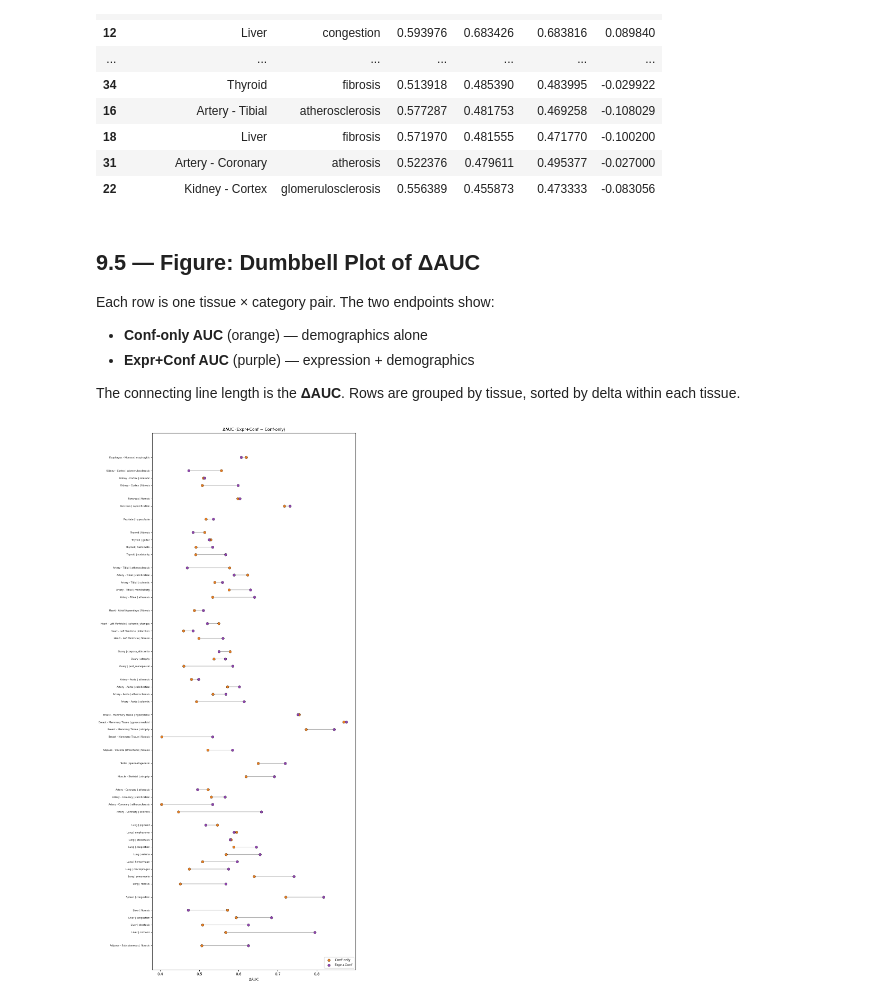
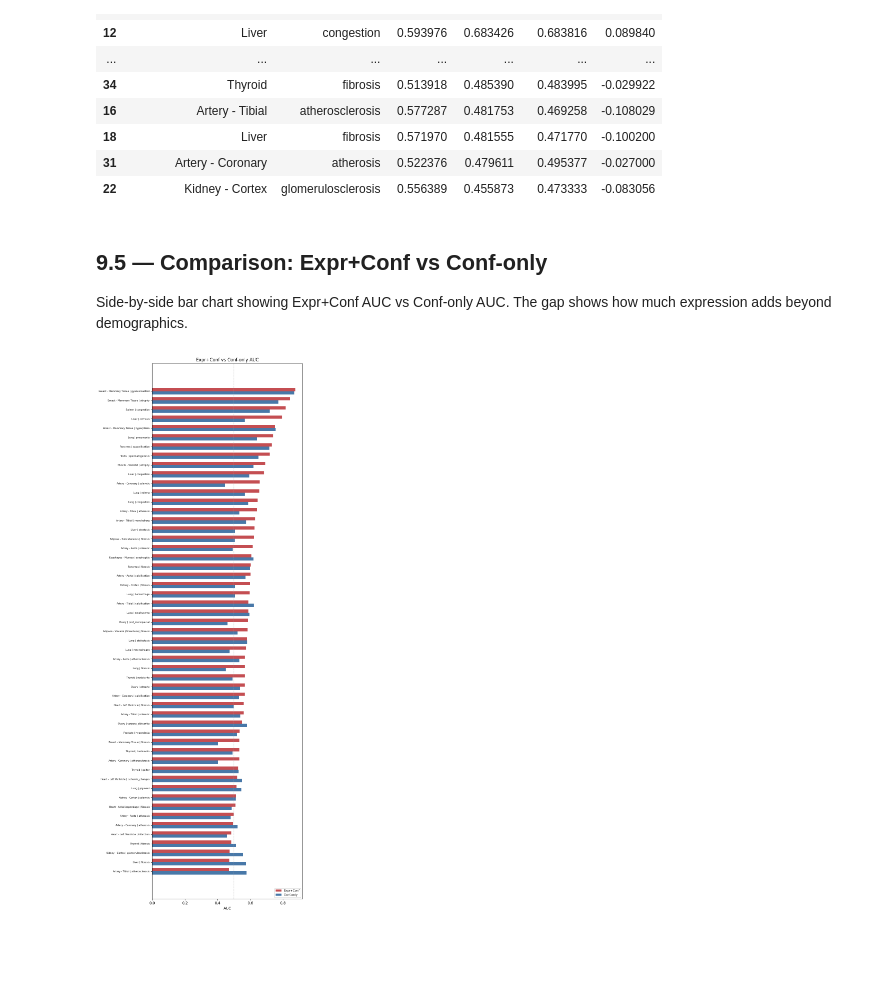
Before and after one commit to Cranjit9/gtex_gene_expression, a Jupyter notebook: notebooks/09_confounder_analysis.ipynb, the cells around one changed output. Saved outputs shown, nothing was run; the diff lists cells and outputs as text; code cells hidden in the pictures; blank space fills up the shorter version.

```diff
--- a/notebooks/09_confounder_analysis.ipynb
+++ b/notebooks/09_confounder_analysis.ipynb
@@ -186,60 +221,16 @@ Median delta: 0.0351
 | 31 | Artery - Coronary | atherosis | 0.522376 | 0.479611 | 0.495377 | -0.027000 |
 | 22 | Kidney - Cortex | glomerulosclerosis | 0.556389 | 0.455873 | 0.473333 | -0.083056 |
 # %% [markdown]
-## 9.5 — Figure: Dumbbell Plot of ΔAUC
+## 9.5 — Comparison: Expr+Conf vs Conf-only
 
-Each row is one tissue × category pair. The two endpoints show:
-- **Conf-only AUC** (orange) — demographics alone
-- **Expr+Conf AUC** (purple) — expression + demographics
-
-The connecting line length is the **ΔAUC**. Rows are grouped by tissue, sorted by delta within each tissue.
+Side-by-side bar chart showing Expr+Conf AUC vs Conf-only AUC.
+The gap shows how much expression adds beyond demographics.
 # %%
-# Figure: Dumbbell plot — Conf-only vs Expr+Conf for each tissue×category
-tw = three_way.copy()
-tw["label"] = tw["tissue"] + " | " + tw["category"]
-
-# Sort: group by tissue (ordered by median delta), within tissue by delta
-tissue_median = tw.groupby("tissue")["delta"].median().sort_values(ascending=True)
-tissue_order = tissue_median.index.tolist()
-tw["tissue_rank"] = tw["tissue"].map({t: i for i, t in enumerate(tissue_order)})
-tw = tw.sort_values(["tissue_rank", "delta"], ascending=[True, True]).reset_index(drop=True)
-
-# Build y-positions with gaps between tissue groups
-y_pos = []
-y = 0
-prev_tissue = None
-for _, row in tw.iterrows():
-    if prev_tissue is not None and row["tissue"] != prev_tissue:
-        y += 0.8  # gap between tissue groups
-    y_pos.append(y)
-    y += 1
-    prev_tissue = row["tissue"]
-tw["y"] = y_pos
-
-fig, ax = plt.subplots(figsize=(10, max(8, len(tw) * 0.4)))
-
-# Connecting lines
-for _, row in tw.iterrows():
-    ax.plot([row["auc_conf"], row["auc_comb"]], [row["y"], row["y"]],
-            color="grey", lw=1.5, alpha=0.6, zorder=1)
-
-# Conf-only dots (orange)
-ax.scatter(tw["auc_conf"], tw["y"], color="#e67e22", s=50, zorder=3,
-           edgecolors="black", lw=0.4, label="Conf-only")
-
-# Expr+Conf dots (purple)
-ax.scatter(tw["auc_comb"], tw["y"], color="#8e44ad", s=50, zorder=3,
-           edgecolors="black", lw=0.4, label="Expr+Conf")
-
-# Y-axis: tissue | category labels
-ax.set_yticks(tw["y"].values)
-ax.set_yticklabels(tw["label"].values, fontsize=6.5)
-ax.set_xlabel("ΔAUC", fontsize=10)
-ax.set_title("ΔAUC (Expr+Conf − Conf-only)", fontsize=11)
-ax.legend(loc="lower right", fontsize=9, framealpha=0.9)
-ax.invert_yaxis()
-fig.tight_layout()
-fig.savefig(Config.FIGURES_DIR / "delta_auc_dumbbell.pdf", bbox_inches="tight")
-plt.show()
+_ = plot_paired_auc_bar(
+    three_way, auc_col_a='auc_comb', auc_col_b='auc_conf',
+    label_a='Expr+Conf', label_b='Conf-only',
+    title='Expr+Conf vs Conf-only AUC',
+    save_path=Config.FIGURES_DIR / 'expr_conf_vs_conf_bar.pdf'
+)
 # %% [output]
-[figure, old version]
+[figure, new version]
```
Also changed, not shown: parts of 8 cells of this notebook, 14 other files.
